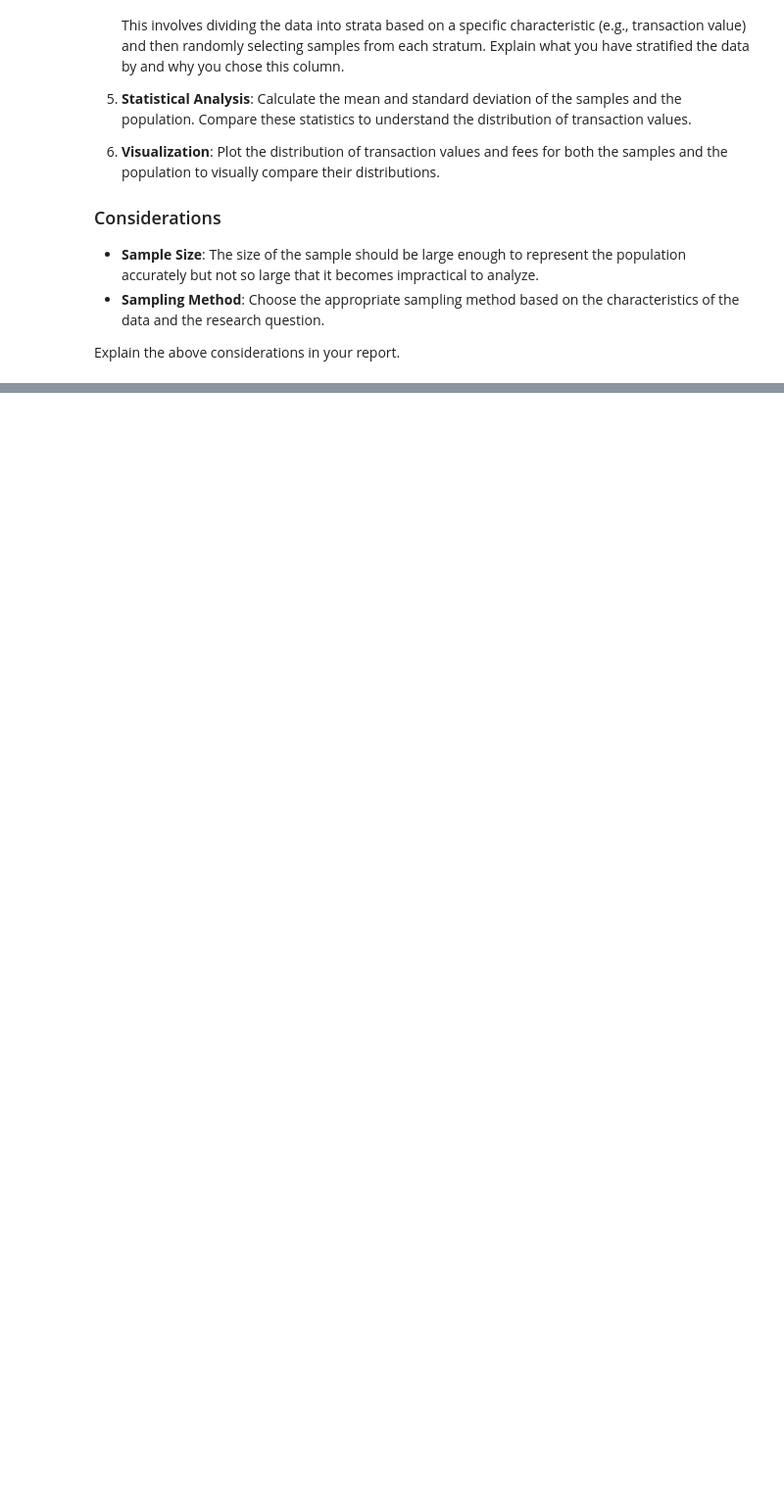
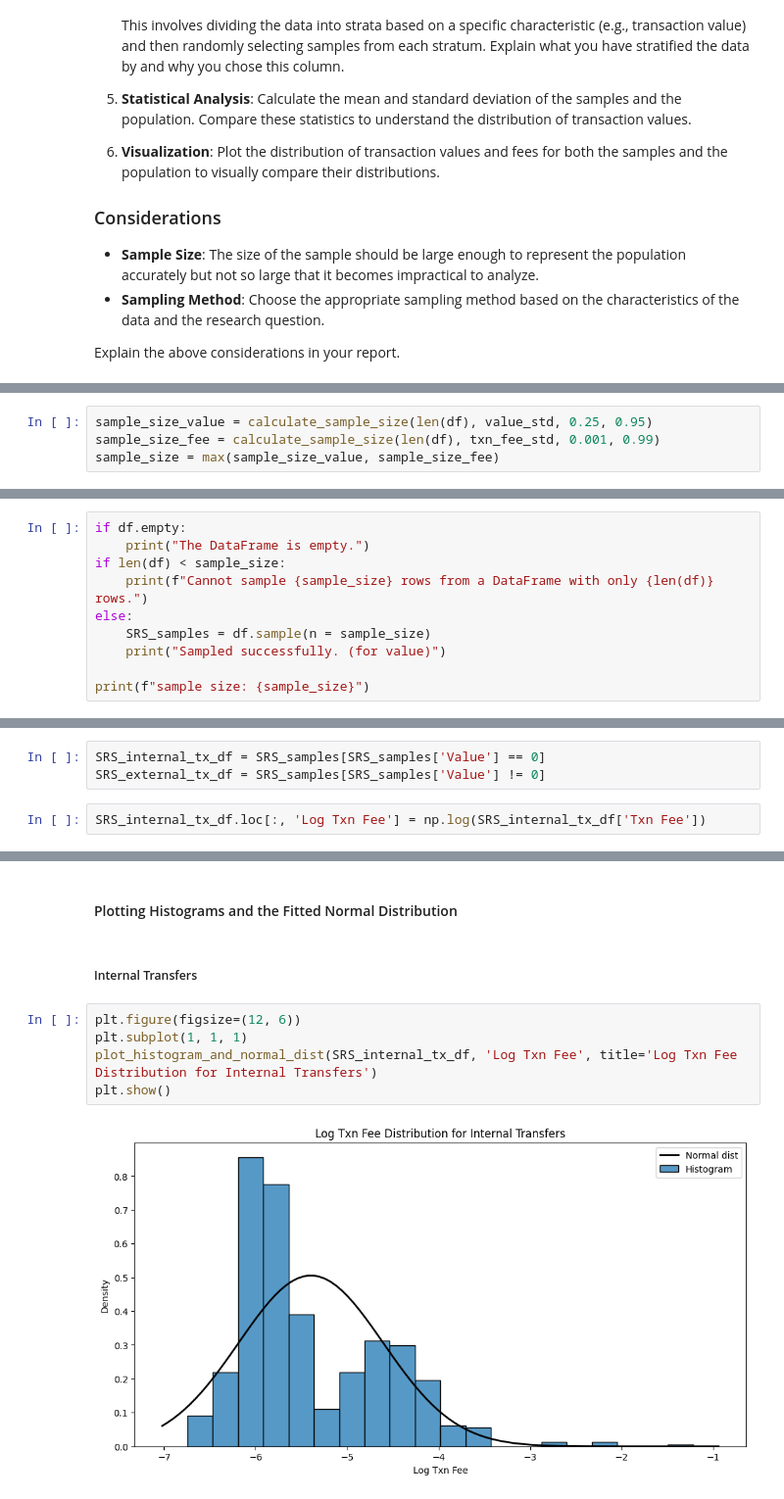
Before and after one commit to F102M8/data_science-CA0-1, a Jupyter notebook: CA0.ipynb, the cells around one changed output, grey strips where cells are left out. Shown at 98% size. Cells and saved outputs as stored; diff of their text form; blank space fills up the shorter version.

```diff
--- a/CA0.ipynb
+++ b/CA0.ipynb
@@ -622,0 +650,4 @@ Explain the above considerations in your report.
+# %%
+sample_size_value = calculate_sample_size(len(df), value_std, 0.25, 0.95)
+sample_size_fee = calculate_sample_size(len(df), txn_fee_std, 0.001, 0.99)
+sample_size = max(sample_size_value, sample_size_fee)
@@ -622,0 +656,10 @@ Explain the above considerations in your report.
+# %%
+if df.empty:
+    print("The DataFrame is empty.")
+if len(df) < sample_size:
+    print(f"Cannot sample {sample_size} rows from a DataFrame with only {len(df)} rows.")
+else:
+    SRS_samples = df.sample(n = sample_size)
+    print("Sampled successfully. (for value)")
+
+print(f"sample size: {sample_size}")
@@ -622,0 +757,5 @@ Explain the above considerations in your report.
+# %%
+SRS_internal_tx_df = SRS_samples[SRS_samples['Value'] == 0]
+SRS_external_tx_df = SRS_samples[SRS_samples['Value'] != 0]
+# %%
+SRS_internal_tx_df.loc[:, 'Log Txn Fee'] = np.log(SRS_internal_tx_df['Txn Fee'])
@@ -622,0 +813,11 @@ Explain the above considerations in your report.
+# %% [markdown]
+#### Plotting Histograms and the Fitted Normal Distribution
+# %% [markdown]
+##### Internal Transfers
+# %%
+plt.figure(figsize=(12, 6))
+plt.subplot(1, 1, 1)
+plot_histogram_and_normal_dist(SRS_internal_tx_df, 'Log Txn Fee', title='Log Txn Fee Distribution for Internal Transfers')
+plt.show()
+# %% [output]
+[figure, added]
```
Also changed, not shown: parts of 77 cells of this notebook.
